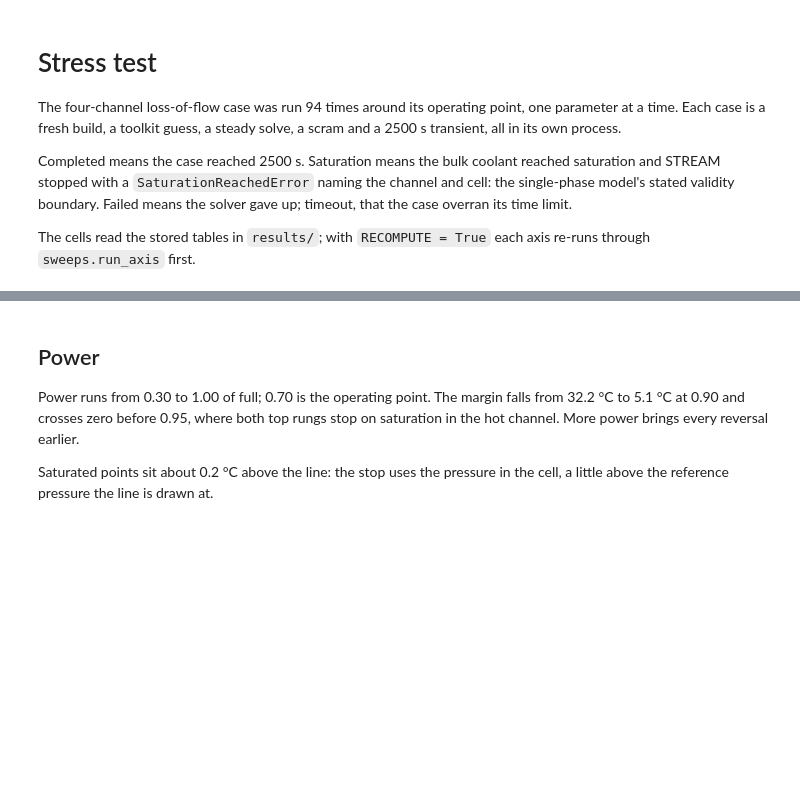
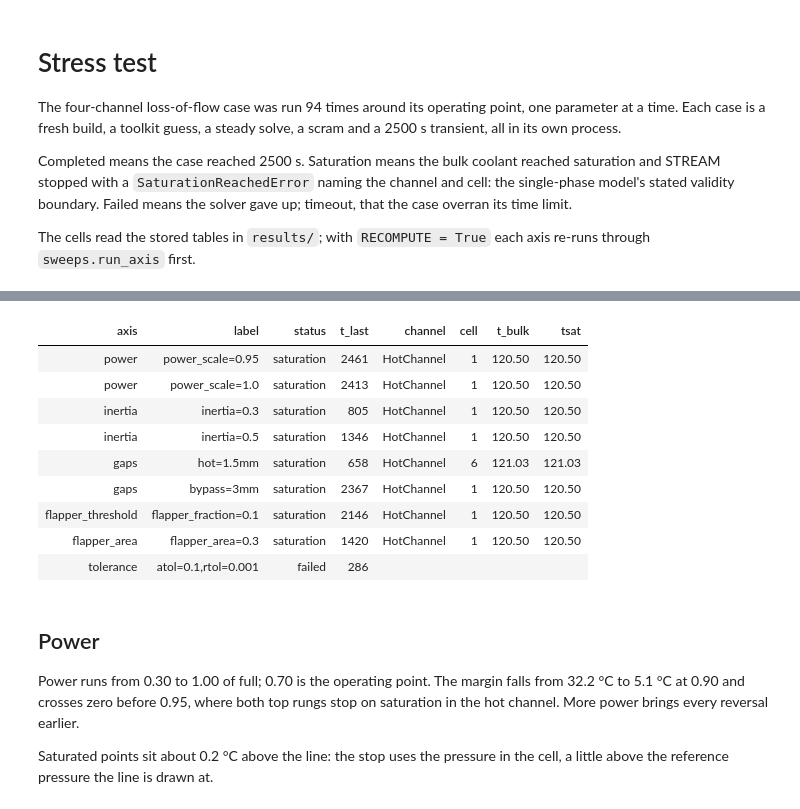
Before and after one commit to ramp-nuclear/STREAM, a Jupyter notebook: showcase/03-stress-test.ipynb, the cells around one changed output, grey strips where cells are left out. Saved outputs shown, nothing was run; the diff lists cells and outputs as text; code cells hidden in the pictures; blank space fills up the shorter version.

Commit message:
showcase: stops table, printed spreads and warning texts in the stress test

```diff
--- a/showcase/03-stress-test.ipynb
+++ b/showcase/03-stress-test.ipynb
@@ -105,3 +111,20 @@ def show(axis, x, xlabel, logx=False, scale=1.0, rows=None):
+# %%
+PATTERN = r"Channel '(?P<channel>\w+)'.*?worst cell (?P<cell>\d+): T_bulk=(?P<t_bulk>[\d.]+)°C >= Tsat=(?P<tsat>[\d.]+)°C"
+runs = pd.concat([load(axis) for axis in sweeps.AXES], ignore_index=True)
+stops = runs[runs["status"] != "completed"]
+stops = stops[["axis", "label", "status", "t_last"]].join(stops["error"].str.extract(PATTERN))
+stops.style.format({"t_last": "{:.0f}"}, na_rep="").hide(axis="index")
+# %% [output]
+| axis | label | status | t_last | channel | cell | t_bulk | tsat |
+| power | power_scale=0.95 | saturation | 2461 | HotChannel | 1 | 120.50 | 120.50 |
+| power | power_scale=1.0 | saturation | 2413 | HotChannel | 1 | 120.50 | 120.50 |
+| inertia | inertia=0.3 | saturation | 805 | HotChannel | 1 | 120.50 | 120.50 |
+| inertia | inertia=0.5 | saturation | 1346 | HotChannel | 1 | 120.50 | 120.50 |
+| gaps | hot=1.5mm | saturation | 658 | HotChannel | 6 | 121.03 | 121.03 |
+| gaps | bypass=3mm | saturation | 2367 | HotChannel | 1 | 120.50 | 120.50 |
+| flapper_threshold | flapper_fraction=0.1 | saturation | 2146 | HotChannel | 1 | 120.50 | 120.50 |
+| flapper_area | flapper_area=0.3 | saturation | 1420 | HotChannel | 1 | 120.50 | 120.50 |
+| tolerance | atol=0.1,rtol=0.001 | failed | 286 |  |  |  |  |
 # %% [markdown]
 ## Power
 
```
Also changed, not shown: parts of 14 cells of this notebook, 1 other file.
